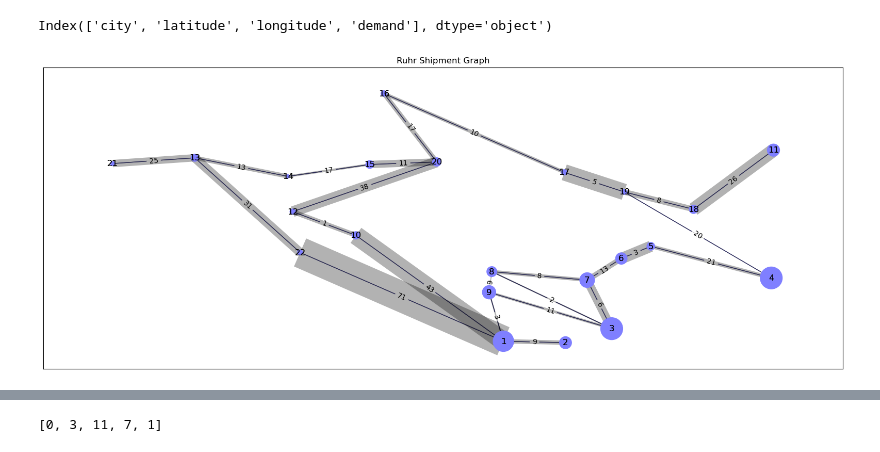
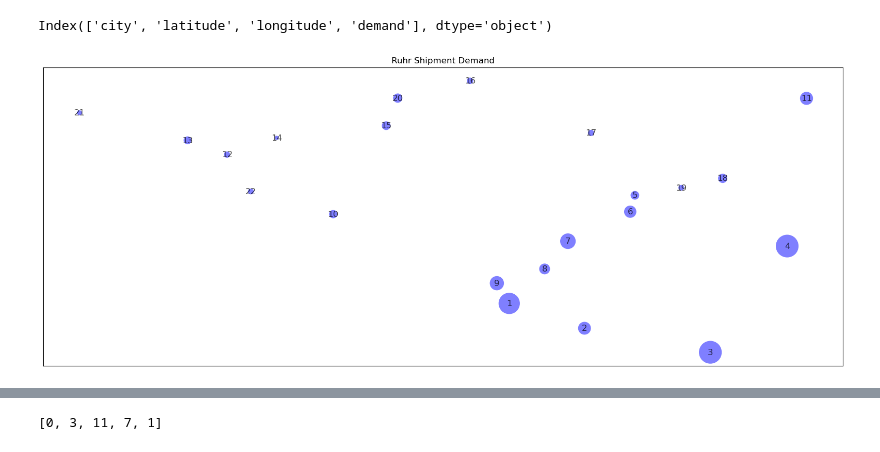
Before and after one commit to KurtHeld23/Ruhr_amjaad, a Jupyter notebook: ruhr_shipping.ipynb, the cells around one changed output, grey strips where cells are left out. Saved outputs shown, nothing was run; the diff lists cells and outputs as text; code cells hidden in the pictures.

```diff
--- a/ruhr_shipping.ipynb
+++ b/ruhr_shipping.ipynb
@@ -57,5 +61,5 @@ print (dfedges)
 # %%
-G = nx.from_pandas_edgelist(dfedges, 'Source','Target',['Distance', 'Time','Price'],create_using=nx.Graph)
+G = nx.from_pandas_edgelist(dfedges, 'source','target',['distance', 'time','price'],create_using=nx.Graph)
 # %%
 print(dfnodes)
 # %% [output]
@@ -96,21 +92,17 @@ for v in G.nodes:
 # %%
 # Draw network
 
 d = dict(dfnodes['demand'])
 #pos = nx.spring_layout(G, seed=7)
 fig = plt.figure(figsize=(20,20))
-plt.title('Ruhr Shipment Graph')
+plt.title('Ruhr Shipment Demand')
 ax = plt.subplot(1, 1, 1)
-nx.draw_networkx(G, pos=pos, nodelist=d.keys(), node_size=[v * 5 for v in d.values()], node_color='#7f7fff')
-for e in G.edges:
-    nx.draw_networkx_edges(
-        G, pos=pos, edgelist=[e],edge_color='#7f7fff', alpha=0.5, arrows=False)
+nx.draw_networkx_nodes(G, pos=pos, nodelist=d.keys(), node_size=[v * 5 for v in d.values()], node_color='#7f7fff')
+
 ax.set_aspect(1)
 nx.draw_networkx_labels(G,pos, alpha=0.7)
-labels = nx.get_edge_attributes(G,'Distance') # Label on the edges are distances
-nx.draw_networkx_edge_labels(G, pos, edge_labels=labels)
-nx.draw_networkx_edges(G , pos = pos, width=dfedges['Price']*20, alpha=0.3) #edge width represents price
-fig.savefig('ruhr shipment graph')
+
+fig.savefig('ruhr shipment graph nodes')
 plt.show()
 # %% [output]
-[figure, old version]
+[figure, new version]
```
Also changed, not shown: parts of 14 cells of this notebook.
